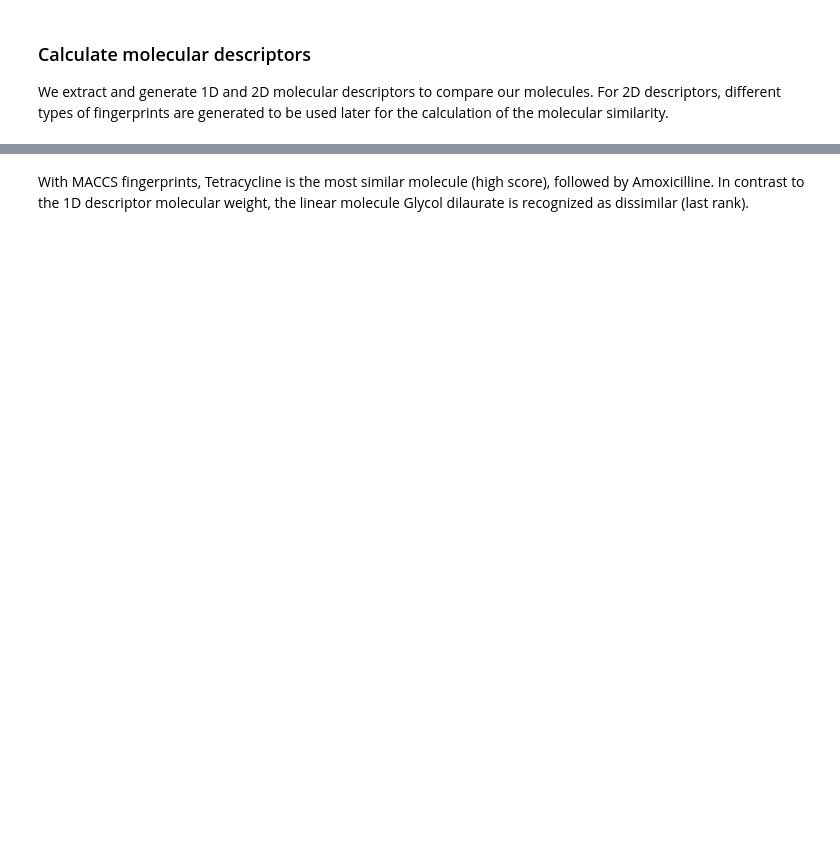
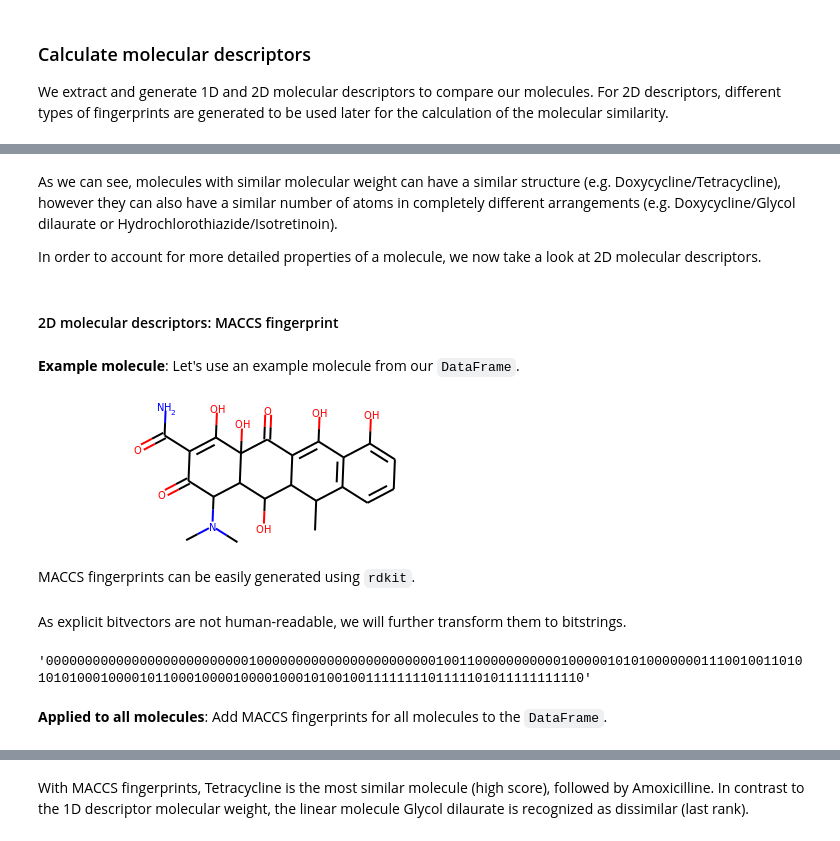
Before and after one commit to ICOA-SBC/GSON-cheminformatics, a Jupyter notebook: cours_3/T4_mol_similarity.ipynb, the cells around one changed output, grey strips where cells are left out. Cells and saved outputs as stored; diff of their text form; code cells hidden in the pictures; blank space fills up the shorter version.

```diff
--- a/cours_3/T4_mol_similarity.ipynb
+++ b/cours_3/T4_mol_similarity.ipynb
@@ -411,0 +304,15 @@ draw_ranked_molecules(sim_df_sorted_t_ma, "tanimoto_MACCS")
+# %% [markdown]
+As we can see, molecules with similar molecular weight can have a similar structure (e.g. Doxycycline/Tetracycline), however they can also have a similar number of atoms in completely different arrangements (e.g. Doxycycline/Glycol dilaurate or Hydrochlorothiazide/Isotretinoin).
+
+In order to account for more detailed properties of a molecule, we now take a look at 2D molecular descriptors.
+# %% [markdown]
+#### 2D molecular descriptors: MACCS fingerprint
+# %% [markdown]
+__Example molecule__: Let's use an example molecule from our `DataFrame`.
+# %%
+molecule = molecules["ROMol"][0]
+molecule
+# %% [output]
+[figure, added]
+# %% [markdown]
+MACCS fingerprints can be easily generated using `rdkit`.
@@ -411,0 +321,9 @@ draw_ranked_molecules(sim_df_sorted_t_ma, "tanimoto_MACCS")
+# %% [markdown]
+As explicit bitvectors are not human-readable, we will further transform them to bitstrings.
+# %%
+# NBVAL_CHECK_OUTPUT
+maccs_fp.ToBitString()
+# %% [output]
+'00000000000000000000000000100000000000000000000000100110000000000010000010101000000011100100110101010100010000101100010000100001000101001001111111101111101011111111110'
+# %% [markdown]
+__Applied to all molecules__: Add MACCS fingerprints for all molecules to the `DataFrame`.
```
Also changed, not shown: parts of 206 cells of this notebook, 6 other files.
